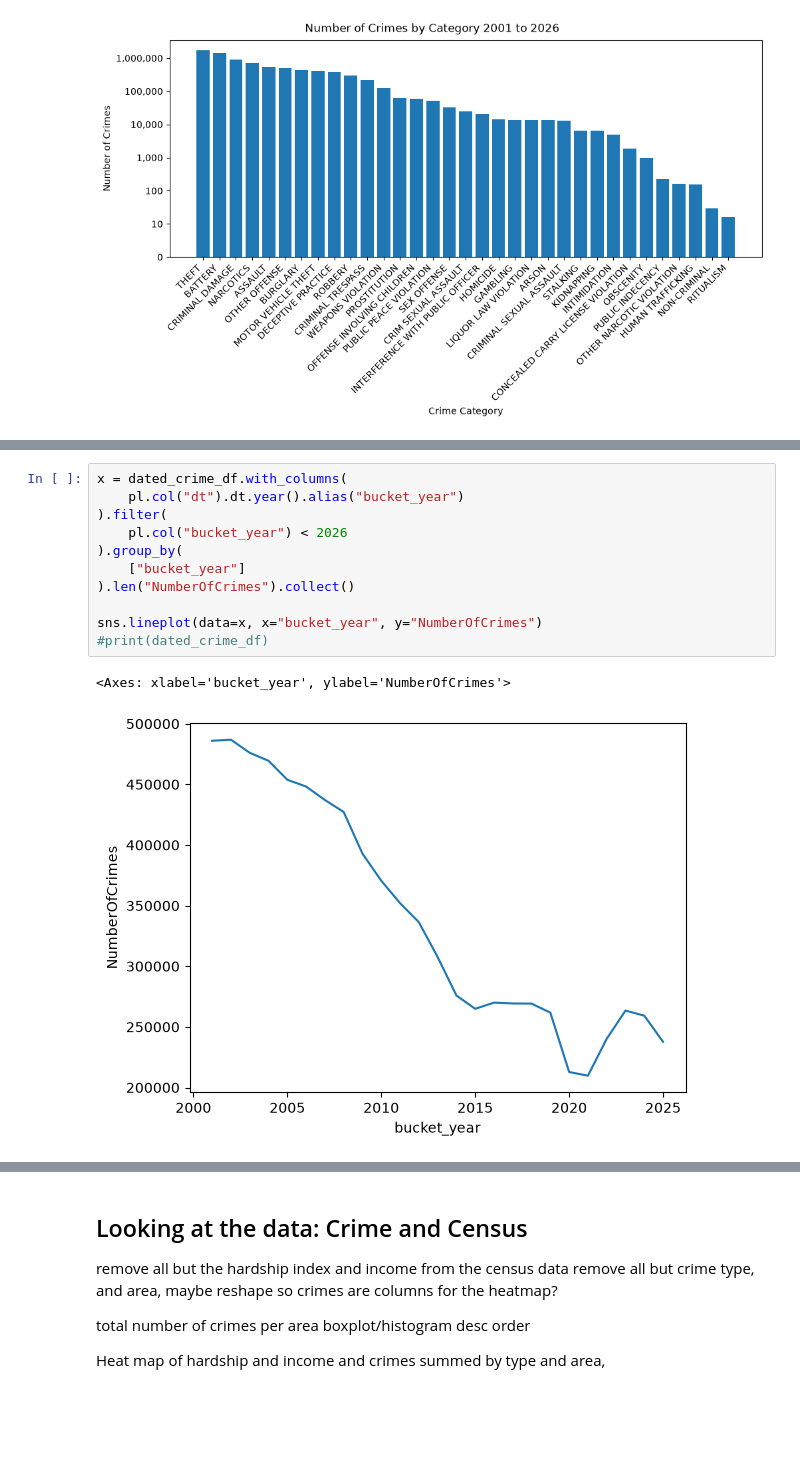
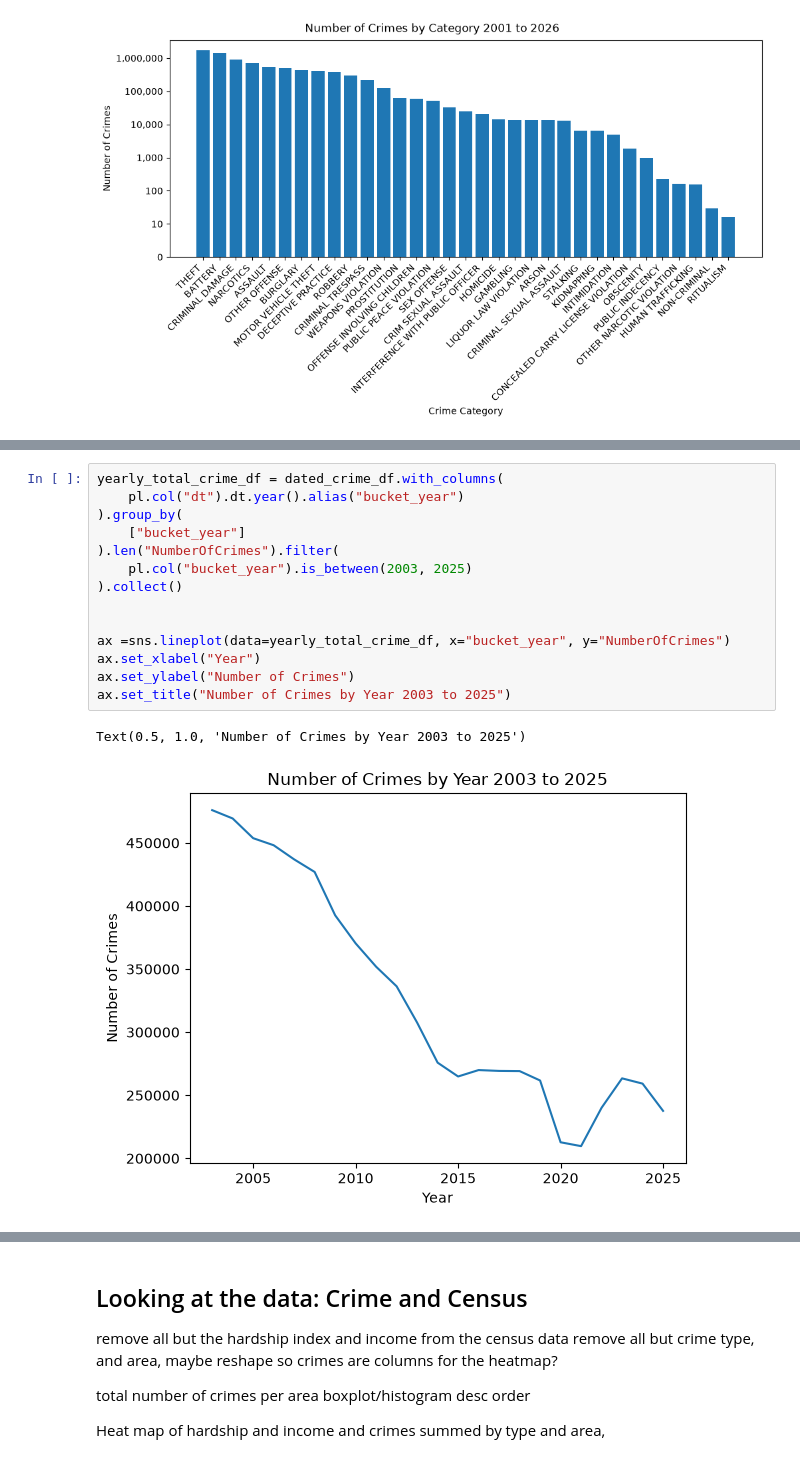
Before and after one commit to ogladr-kjarr/learning-EDA-with-Python, a Jupyter notebook: ChicagoCrimeSocioEconomicData.ipynb, the cells around one changed output, grey strips where cells are left out. Cells and saved outputs as stored; diff of their text form; blank space fills up the shorter version.

```diff
--- a/ChicagoCrimeSocioEconomicData.ipynb
+++ b/ChicagoCrimeSocioEconomicData.ipynb
@@ -202,14 +203,17 @@ sns.lineplot(data=yearly_crime_df, x="bucket_year", y="NumberOfCrimes", hue="Pri
 # %%
-x = dated_crime_df.with_columns(
+yearly_total_crime_df = dated_crime_df.with_columns(
     pl.col("dt").dt.year().alias("bucket_year")
-).filter(
-    pl.col("bucket_year") < 2026
 ).group_by(
     ["bucket_year"]
-).len("NumberOfCrimes").collect()
+).len("NumberOfCrimes").filter(
+    pl.col("bucket_year").is_between(2003, 2025)
+).collect()
 
-sns.lineplot(data=x, x="bucket_year", y="NumberOfCrimes")
-#print(dated_crime_df)
+
+ax =sns.lineplot(data=yearly_total_crime_df, x="bucket_year", y="NumberOfCrimes")
+ax.set_xlabel("Year")
+ax.set_ylabel("Number of Crimes")
+ax.set_title("Number of Crimes by Year 2003 to 2025")
 # %% [output]
-<Axes: xlabel='bucket_year', ylabel='NumberOfCrimes'>
+Text(0.5, 1.0, 'Number of Crimes by Year 2003 to 2025')
-[figure, old version]
+[figure, new version]
```
Also changed, not shown: parts of 12 cells of this notebook.
